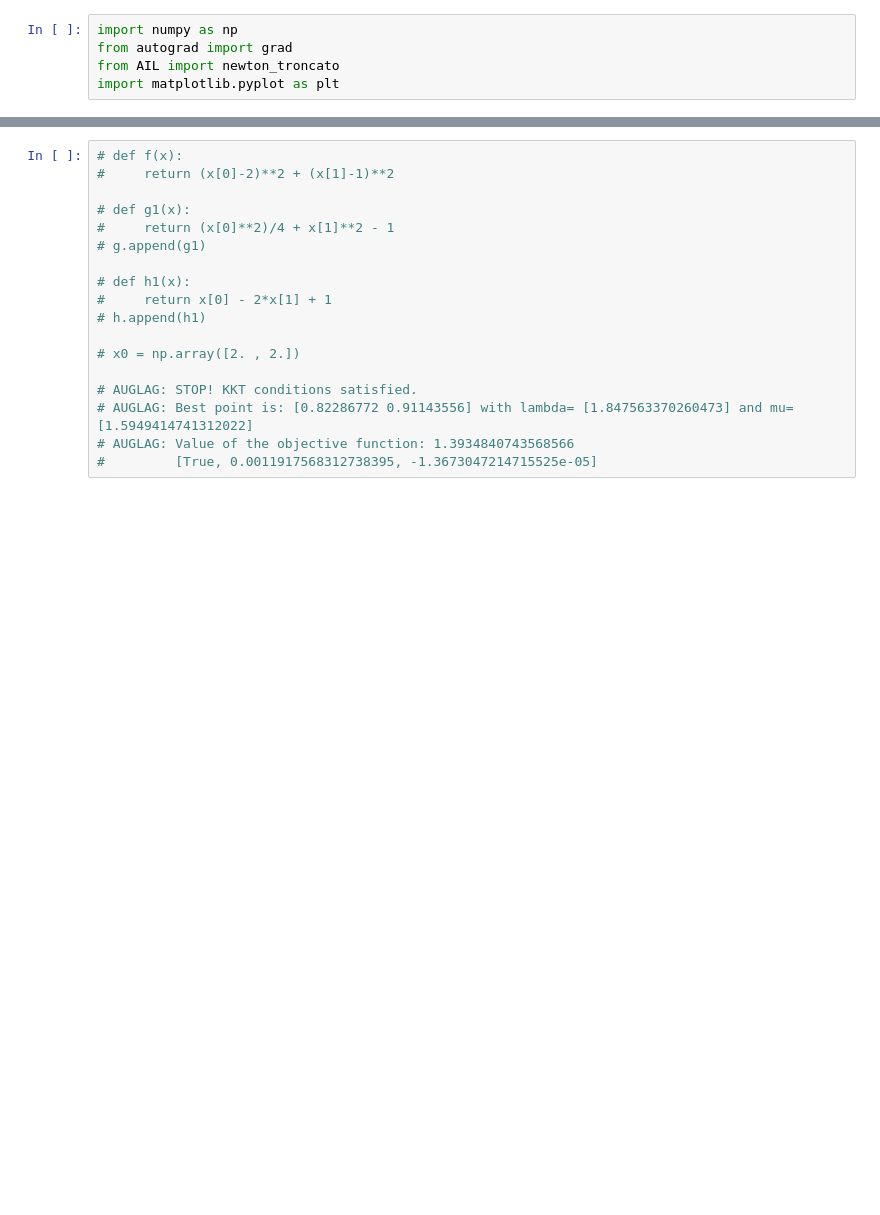
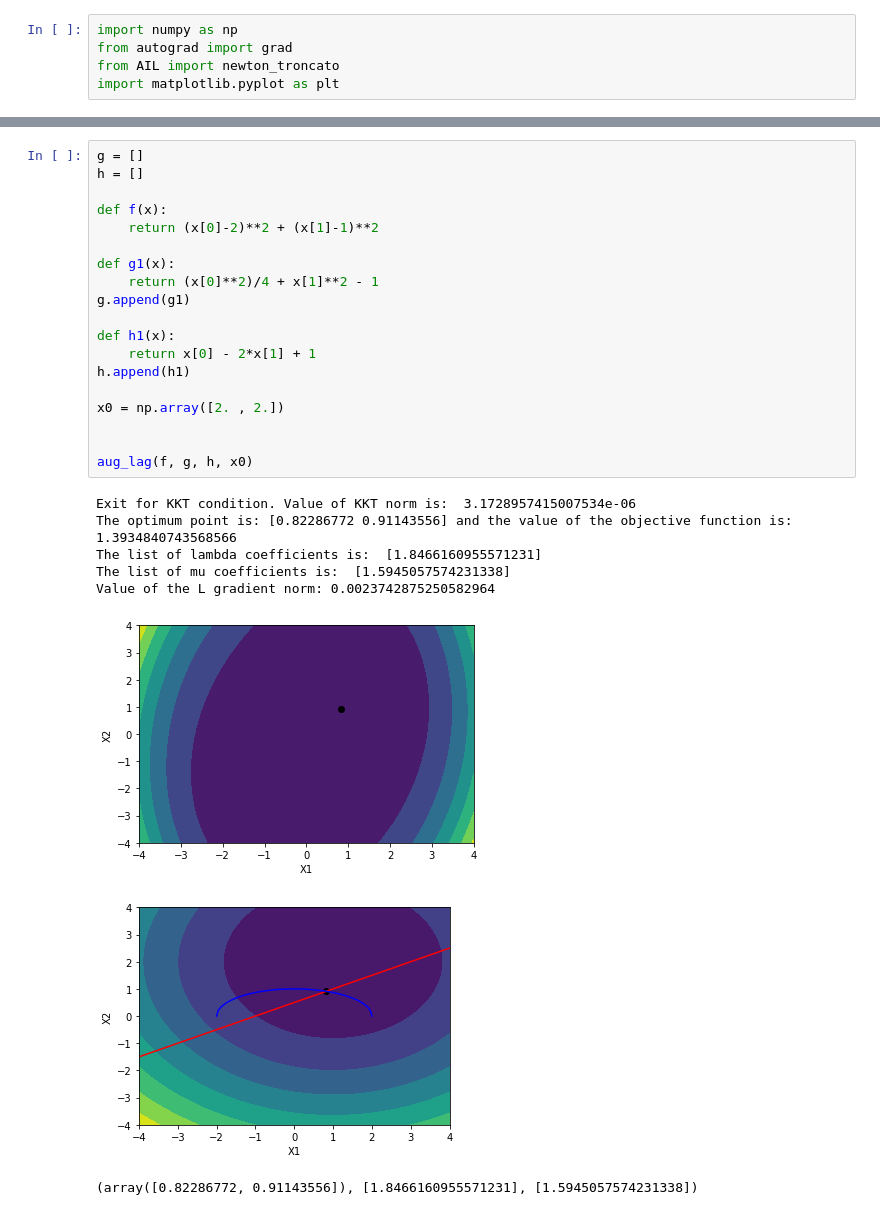
Before and after one commit to GiacomoBacchetta/Augmented-Lagrangian-Method, a Jupyter notebook: ALM - Code.ipynb, the cells around one changed output, grey strips where cells are left out. Saved outputs shown, nothing was run; the diff lists cells and outputs as text; blank space fills up the shorter version.

```diff
--- a/ALM - Code.ipynb
+++ b/ALM - Code.ipynb
@@ -53,19 +275,29 @@ h = []
 # %%
-# def f(x):
-#     return (x[0]-2)**2 + (x[1]-1)**2
+g = []
+h = []
 
-# def g1(x):
-#     return (x[0]**2)/4 + x[1]**2 - 1
-# g.append(g1)
+def f(x):
+    return (x[0]-2)**2 + (x[1]-1)**2
 
-# def h1(x):
-#     return x[0] - 2*x[1] + 1
-# h.append(h1)
+def g1(x):
+    return (x[0]**2)/4 + x[1]**2 - 1
+g.append(g1)
 
-# x0 = np.array([2. , 2.])
+def h1(x):
+    return x[0] - 2*x[1] + 1
+h.append(h1)
 
-# AUGLAG: STOP! KKT conditions satisfied.
-# AUGLAG: Best point is: [0.82286772 0.91143556] with lambda= [1.847563370260473] and mu= [1.5949414741312022]
-# AUGLAG: Value of the objective function: 1.3934840743568566
-#         [True, 0.0011917568312738395, -1.3673047214715525e-05]
+x0 = np.array([2. , 2.])
+
+
+aug_lag(f, g, h, x0)
+# %% [output]
+Exit for KKT condition. Value of KKT norm is:  3.1728957415007534e-06
+The optimum point is: [0.82286772 0.91143556] and the value of the objective function is:  1.3934840743568566
+The list of lambda coefficients is:  [1.8466160955571231]
+The list of mu coefficients is:  [1.5945057574231338]
+Value of the L gradient norm: 0.0023742875250582964
+[figure, added]
+[figure, added]
+(array([0.82286772, 0.91143556]), [1.8466160955571231], [1.5945057574231338])
 # %% [markdown]
```
Also changed, not shown: parts of 43 cells of this notebook.
